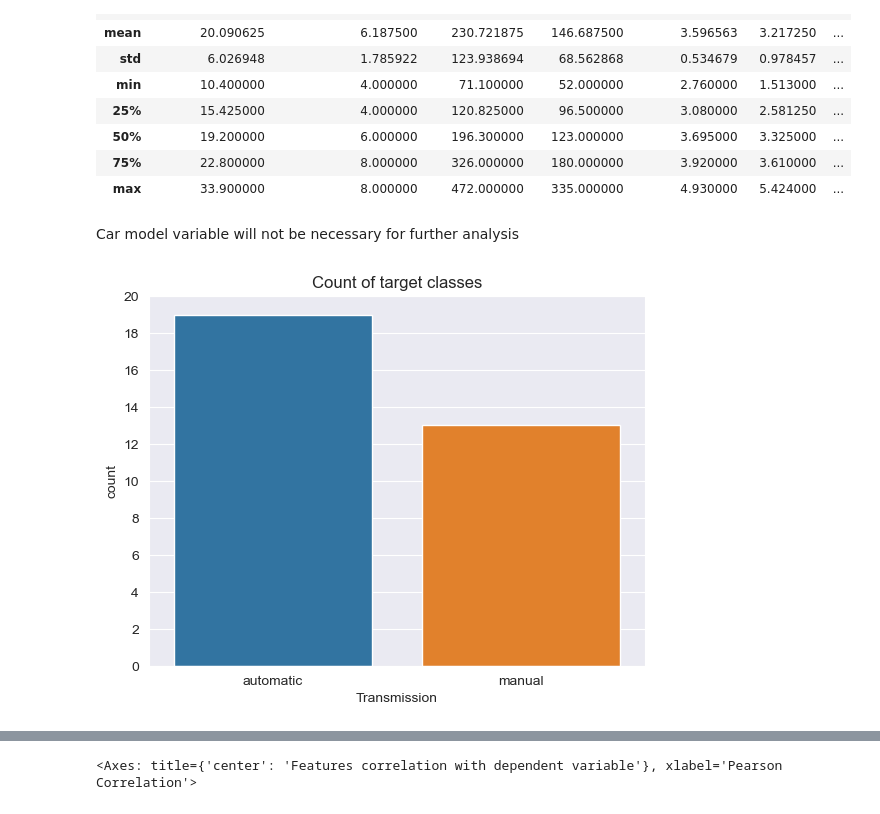
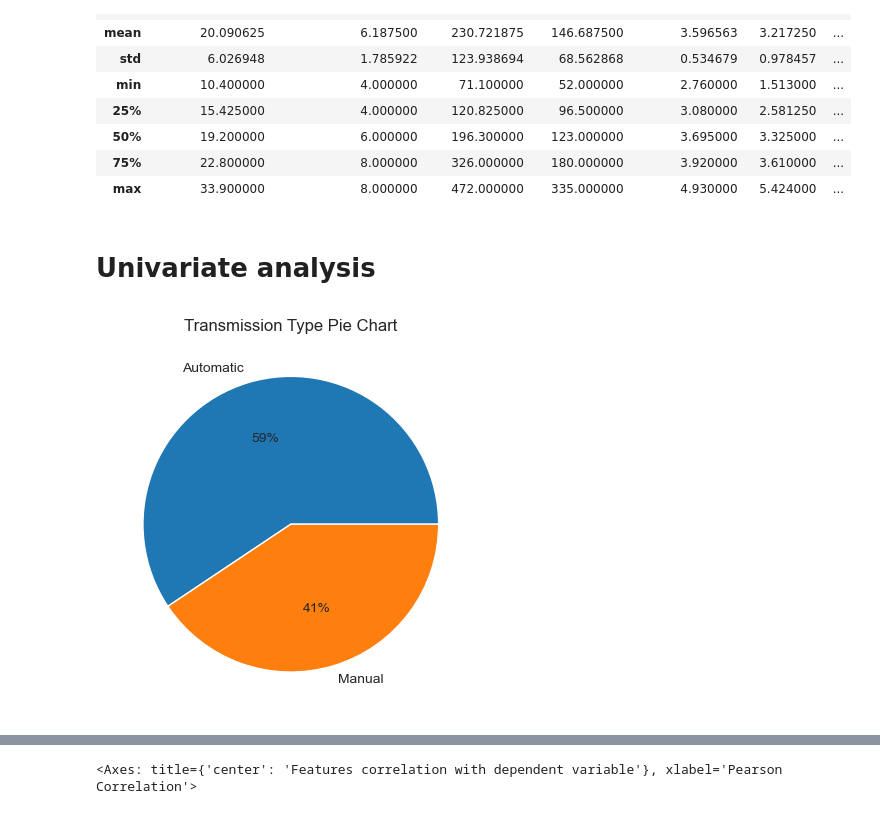
Before and after one commit to aleksandardpantic/cars-case-study, a Jupyter notebook: ExploratoryDataAnalysisMTCARS.ipynb, the cells around one changed output, grey strips where cells are left out. Saved outputs shown, nothing was run; the diff lists cells and outputs as text; code cells hidden in the pictures.

```diff
--- a/ExploratoryDataAnalysisMTCARS.ipynb
+++ b/ExploratoryDataAnalysisMTCARS.ipynb
@@ -38,9 +38,9 @@ memory usage: 3.1+ KB
+# %%
+mtcars.drop(columns=['Unnamed: 0'], inplace=True)
 # %% [markdown]
 Rename columns for interpretability
 # %%
-mtcars_ = mtcars.drop(columns=['Unnamed: 0'],inplace=False)
-
-mtcars.rename(columns={'Unnamed: 0':'Car Model',
+mtcars.rename(columns={
                'mpg':'Miles Per Gallon',
                'cyl': 'Number of Cylinders',
                'disp':'Displacement',
@@ -51,4 +51,4 @@ mtcars.rename(columns={'Unnamed: 0':'Car Model',
                'vs':'Engine Type',
                'am':'Transmission',
                'gear':'Number of forward gears',
-               'carb':'Number of carbureators'}, inplace=True)
+               'carb':'Number of carburetors'}, inplace=True)
@@ -54,0 +57,2 @@ mtcars.rename(columns={'Unnamed: 0':'Car Model',
+# %%
+mtcars_ = mtcars.replace({'Transmission': {0:'Automatic', 1:'Manual'},'Engine Type': {0:'V-shaped',1:'Straight'}}, inplace=False)
@@ -102,5 +106,3 @@ mtcars.describe()
 | 50% | 19.200000 | 6.000000 | 196.300000 | 123.000000 | 3.695000 | 3.325000 | ... |
 | 75% | 22.800000 | 8.000000 | 326.000000 | 180.000000 | 3.920000 | 3.610000 | ... |
 | max | 33.900000 | 8.000000 | 472.000000 | 335.000000 | 4.930000 | 5.424000 | ... |
-# %% [markdown]
-Car model variable will not be necessary for further analysis
@@ -109,12 +109,15 @@ mtcars.drop(columns=['Car Model'], inplace=True)
+# %% [markdown]
+# Univariate analysis
+# %%
+samples = mtcars_.shape[0]
+manuals = len(mtcars_[mtcars_['Transmission']=='Manual'])/samples
+automatics = 1 - manuals
 # %%
 import seaborn as sns
 import matplotlib.pyplot as plt
 
-am_countplot = sns.countplot(data=mtcars, x='Transmission')
-am_countplot.set(title='Count of target classes')
-am_countplot.set_yticks(range(0,22,2))
-am_countplot.set_xticklabels(['automatic','manual'])
-plt.savefig('./Documents/plots/mtcars_classcounts.png')
-plt.show()
+plt.pie([automatics, manuals], labels=['Automatic', 'Manual'], autopct='%.0f%%')
+plt.title('Transmission Type Pie Chart')
+plt.savefig('Documents/plots/mtcars_classpie.png')
 # %% [output]
-[figure, old version]
+[figure, new version]
```
Also changed, not shown: parts of 54 cells of this notebook, 14 other files.
